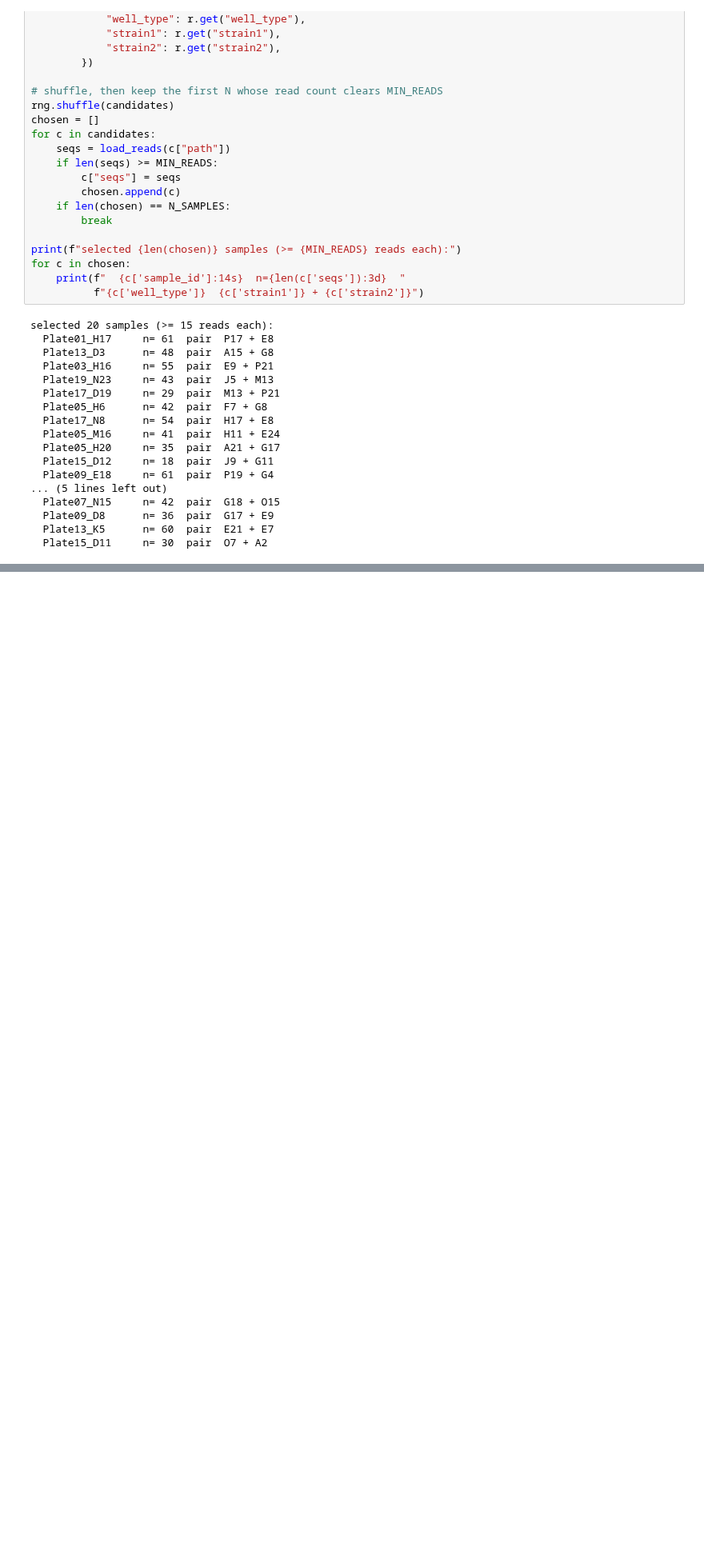
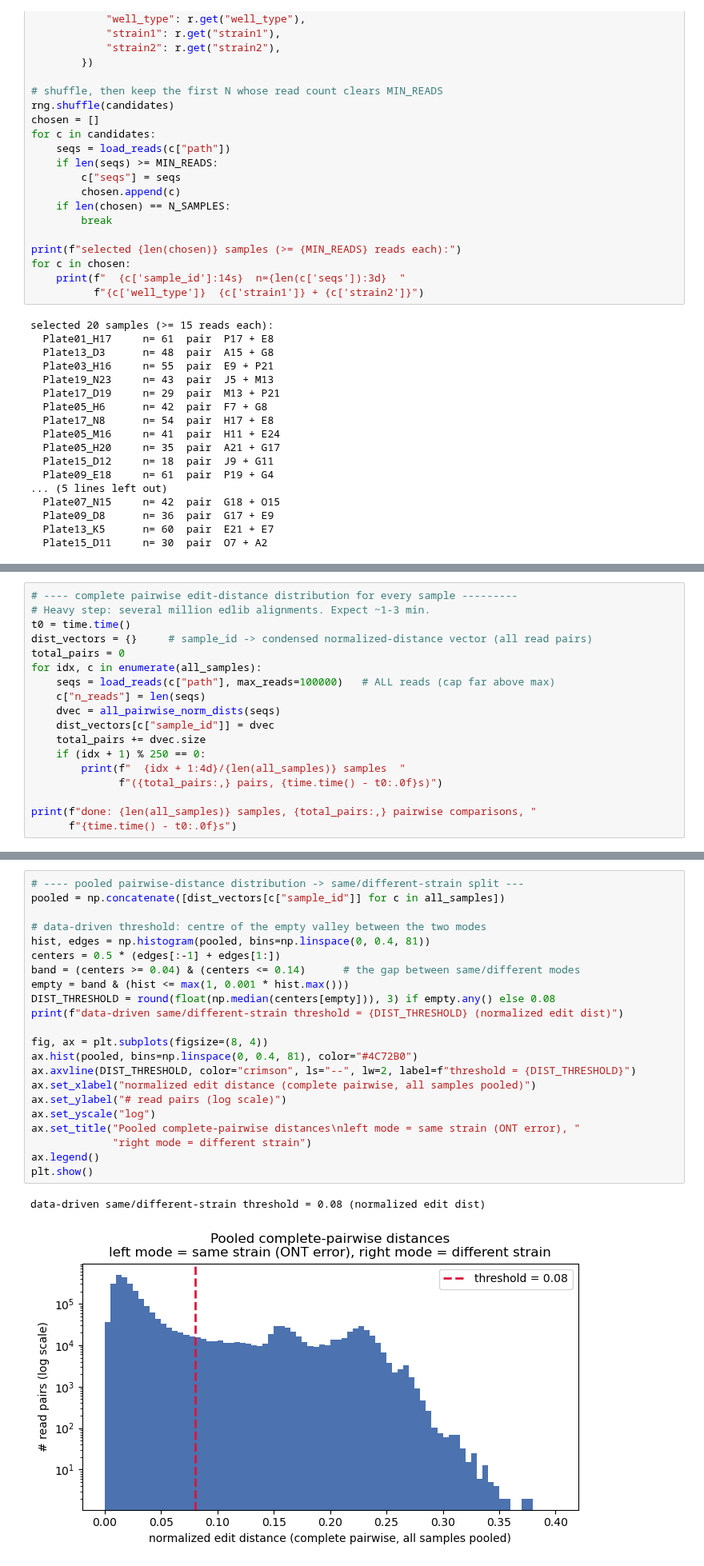
Before and after one commit to RatzkeLab/pairwise-interactions, a Jupyter notebook: 20260630/analysis/check_reads2.ipynb, the cells around one changed output, grey strips where cells are left out. Shown at 80% size. Saved outputs shown, nothing was run; the diff lists cells and outputs as text; blank space fills up the shorter version.

Commit message:
expand check reads script to full data, and report across all samples

```diff
--- a/20260630/analysis/check_reads2.ipynb
+++ b/20260630/analysis/check_reads2.ipynb
@@ -149,0 +252,18 @@ plt.show()
+# %%
+# ---- complete pairwise edit-distance distribution for every sample ---------
+# Heavy step: several million edlib alignments. Expect ~1-3 min.
+t0 = time.time()
+dist_vectors = {}     # sample_id -> condensed normalized-distance vector (all read pairs)
+total_pairs = 0
+for idx, c in enumerate(all_samples):
+    seqs = load_reads(c["path"], max_reads=100000)   # ALL reads (cap far above max)
+    c["n_reads"] = len(seqs)
+    dvec = all_pairwise_norm_dists(seqs)
+    dist_vectors[c["sample_id"]] = dvec
+    total_pairs += dvec.size
+    if (idx + 1) % 250 == 0:
+        print(f"  {idx + 1:4d}/{len(all_samples)} samples  "
+              f"({total_pairs:,} pairs, {time.time() - t0:.0f}s)")
+
+print(f"done: {len(all_samples)} samples, {total_pairs:,} pairwise comparisons, "
+      f"{time.time() - t0:.0f}s")
@@ -149,0 +283,25 @@ plt.show()
+# %%
+# ---- pooled pairwise-distance distribution -> same/different-strain split ---
+pooled = np.concatenate([dist_vectors[c["sample_id"]] for c in all_samples])
+
+# data-driven threshold: centre of the empty valley between the two modes
+hist, edges = np.histogram(pooled, bins=np.linspace(0, 0.4, 81))
+centers = 0.5 * (edges[:-1] + edges[1:])
+band = (centers >= 0.04) & (centers <= 0.14)      # the gap between same/different modes
+empty = band & (hist <= max(1, 0.001 * hist.max()))
+DIST_THRESHOLD = round(float(np.median(centers[empty])), 3) if empty.any() else 0.08
+print(f"data-driven same/different-strain threshold = {DIST_THRESHOLD} (normalized edit dist)")
+
+fig, ax = plt.subplots(figsize=(8, 4))
+ax.hist(pooled, bins=np.linspace(0, 0.4, 81), color="#4C72B0")
+ax.axvline(DIST_THRESHOLD, color="crimson", ls="--", lw=2, label=f"threshold = {DIST_THRESHOLD}")
+ax.set_xlabel("normalized edit distance (complete pairwise, all samples pooled)")
+ax.set_ylabel("# read pairs (log scale)")
+ax.set_yscale("log")
+ax.set_title("Pooled complete-pairwise distances\nleft mode = same strain (ONT error), "
+             "right mode = different strain")
+ax.legend()
+plt.show()
+# %% [output]
+data-driven same/different-strain threshold = 0.08 (normalized edit dist)
+[figure, added]
```
Also changed, not shown: parts of 8 cells of this notebook.
